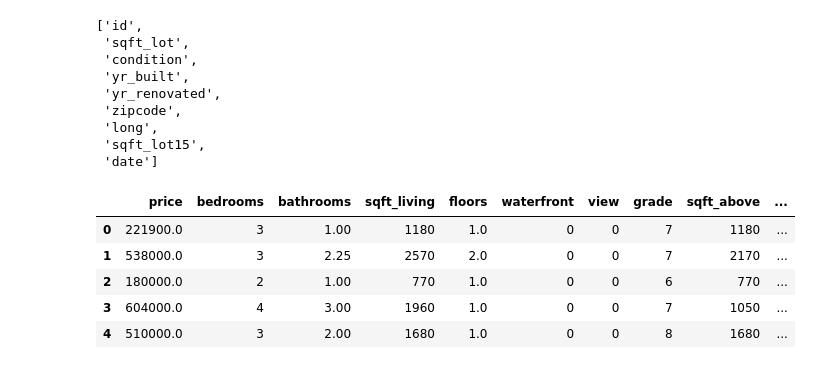
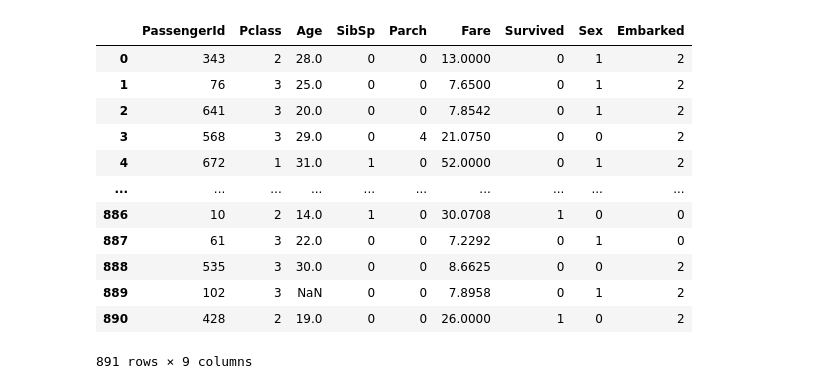
Before and after one commit to gnagnely05/checkpoint4, a Jupyter notebook: Untitled.ipynb, the cells around one changed output. Cells and saved outputs as stored; diff of their text form; code cells hidden in the pictures.

```diff
--- a/Untitled.ipynb
+++ b/Untitled.ipynb
@@ -4,22 +4,20 @@ import pandas as pd
 import matplotlib
 import seaborn as sns
 import numpy as np
+import matplotlib.pyplot as plt
 from sklearn.impute import SimpleImputer
-from datetime import date, time, datetime
-from sklearn.preprocessing import OneHotEncoder
+from sklearn.preprocessing import LabelEncoder
 from sklearn.preprocessing import StandardScaler
-from sklearn.compose import make_column_transformer
 from sklearn.compose import ColumnTransformer
 from sklearn.linear_model import SGDClassifier
 from xgboost.sklearn import XGBClassifier
+from sklearn import metrics
+from sklearn import utils
+from sklearn.metrics import confusion_matrix
 from sklearn.ensemble import RandomForestRegressor,BaggingRegressor, RandomForestRegressor,AdaBoostRegressor
 from sklearn.linear_model import LogisticRegression,LinearRegression,Lasso,BayesianRidge,ElasticNet,Ridge,SGDRegressor
-from sklearn.pipeline import make_pipeline
-from sklearn.pipeline import Pipeline
 from sklearn import preprocessing
 from sklearn.model_selection import train_test_split
-import matplotlib.pyplot as plt
-
-df = pd.read_csv('kc_house_data.csv', sep = ',')
-df.head()
+data = pd.read_csv('titanic-passengers.csv', sep = ';')
+data.head()
 # %% [output]
@@ -135,0 +74,2 @@ plt.show()
+# %%
+data = data.dropna(axis = 0, how ='any')
@@ -136,6 +166,6 @@ plt.show()
 # %%
-categorical_features = df.select_dtypes(include="object")
-numerical_features = df.select_dtypes(exclude="object")
+categorical_features = data.select_dtypes(include="object")
+numerical_features = data.select_dtypes(exclude="object")
 # %%
 # Variables numériques :
 print("Nombre de variables numériques :",numerical_features.shape[1])
@@ -235,23 +224,16 @@ plt.show()
-# %%
-nocorr_features = list(corr_train[corr_train['price']<0.2].index)
-nocorr_features
-# %% [output]
-['id',
- 'sqft_lot',
- 'condition',
- 'yr_built',
- 'yr_renovated',
- 'zipcode',
- 'long',
- 'sqft_lot15',
- 'date']
 # %%
-df_final = df_final.drop(nocorr_features, axis=1)
-df_final.head()
+df_final.drop(columns = ["Cabin", "Name", "Ticket"] , axis=1)
 # %% [output]
-|  | price | bedrooms | bathrooms | sqft_living | floors | waterfront | view | grade | sqft_above | ... |
-| 0 | 221900.0 | 3 | 1.00 | 1180 | 1.0 | 0 | 0 | 7 | 1180 | ... |
-| 1 | 538000.0 | 3 | 2.25 | 2570 | 2.0 | 0 | 0 | 7 | 2170 | ... |
-| 2 | 180000.0 | 2 | 1.00 | 770 | 1.0 | 0 | 0 | 6 | 770 | ... |
-| 3 | 604000.0 | 4 | 3.00 | 1960 | 1.0 | 0 | 0 | 7 | 1050 | ... |
-| 4 | 510000.0 | 3 | 2.00 | 1680 | 1.0 | 0 | 0 | 8 | 1680 | ... |
+|  | PassengerId | Pclass | Age | SibSp | Parch | Fare | Survived | Sex | Embarked |
+| 0 | 343 | 2 | 28.0 | 0 | 0 | 13.0000 | 0 | 1 | 2 |
+| 1 | 76 | 3 | 25.0 | 0 | 0 | 7.6500 | 0 | 1 | 2 |
+| 2 | 641 | 3 | 20.0 | 0 | 0 | 7.8542 | 0 | 1 | 2 |
+| 3 | 568 | 3 | 29.0 | 0 | 4 | 21.0750 | 0 | 0 | 2 |
+| 4 | 672 | 1 | 31.0 | 1 | 0 | 52.0000 | 0 | 1 | 2 |
+| ... | ... | ... | ... | ... | ... | ... | ... | ... | ... |
+| 886 | 10 | 2 | 14.0 | 1 | 0 | 30.0708 | 1 | 0 | 0 |
+| 887 | 61 | 3 | 22.0 | 0 | 0 | 7.2292 | 0 | 1 | 0 |
+| 888 | 535 | 3 | 30.0 | 0 | 0 | 8.6625 | 0 | 0 | 2 |
+| 889 | 102 | 3 | NaN | 0 | 0 | 7.8958 | 0 | 1 | 2 |
+| 890 | 428 | 2 | 19.0 | 0 | 0 | 26.0000 | 1 | 0 | 2 |
+891 rows × 9 columns
```
Also changed, not shown: parts of 48 cells of this notebook.
